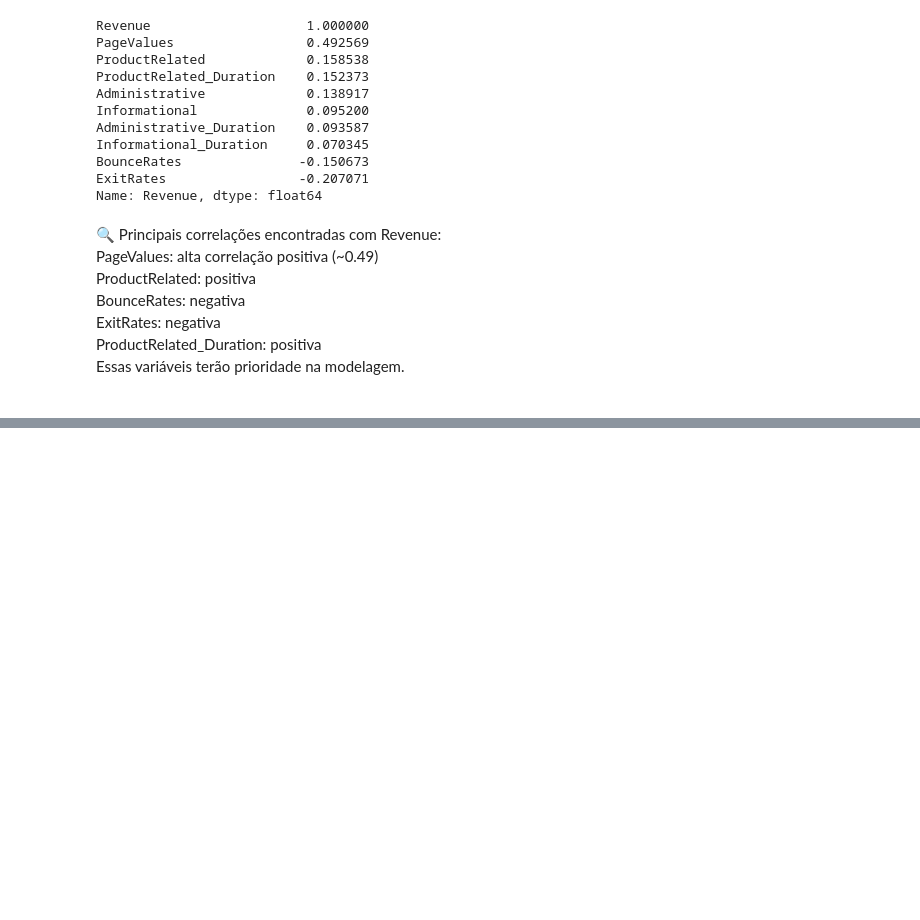
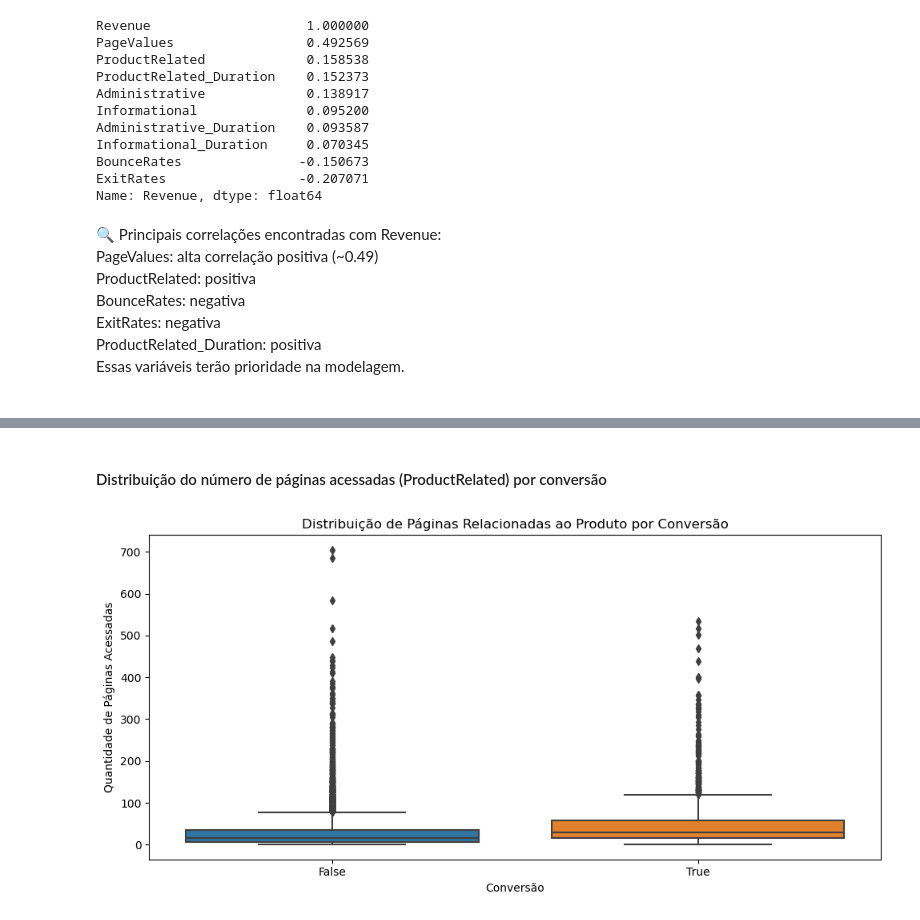
Before and after one commit to jorgelpiva/projetoAplicadoDSXP, a Jupyter notebook: projetoAplicado.ipynb, the cells around one changed output, grey strips where cells are left out. Drawn from its saved outputs; the diff is of its cells as text; code cells hidden in the pictures; blank space fills up the shorter version.

```diff
--- a/projetoAplicado.ipynb
+++ b/projetoAplicado.ipynb
@@ -400,0 +446,12 @@ Essas variáveis terão prioridade na modelagem.
+# %% [markdown]
+<h4>Distribuição do número de páginas acessadas (ProductRelated) por conversão</h4>
+# %%
+plt.figure(figsize=(10, 5))
+sns.boxplot(x='Revenue', y='ProductRelated', data=df)
+plt.title('Distribuição de Páginas Relacionadas ao Produto por Conversão')
+plt.xlabel('Conversão')
+plt.ylabel('Quantidade de Páginas Acessadas')
+plt.tight_layout()
+plt.show()
+# %% [output]
+[figure, added]
```
Also changed, not shown: parts of 11 cells of this notebook.
